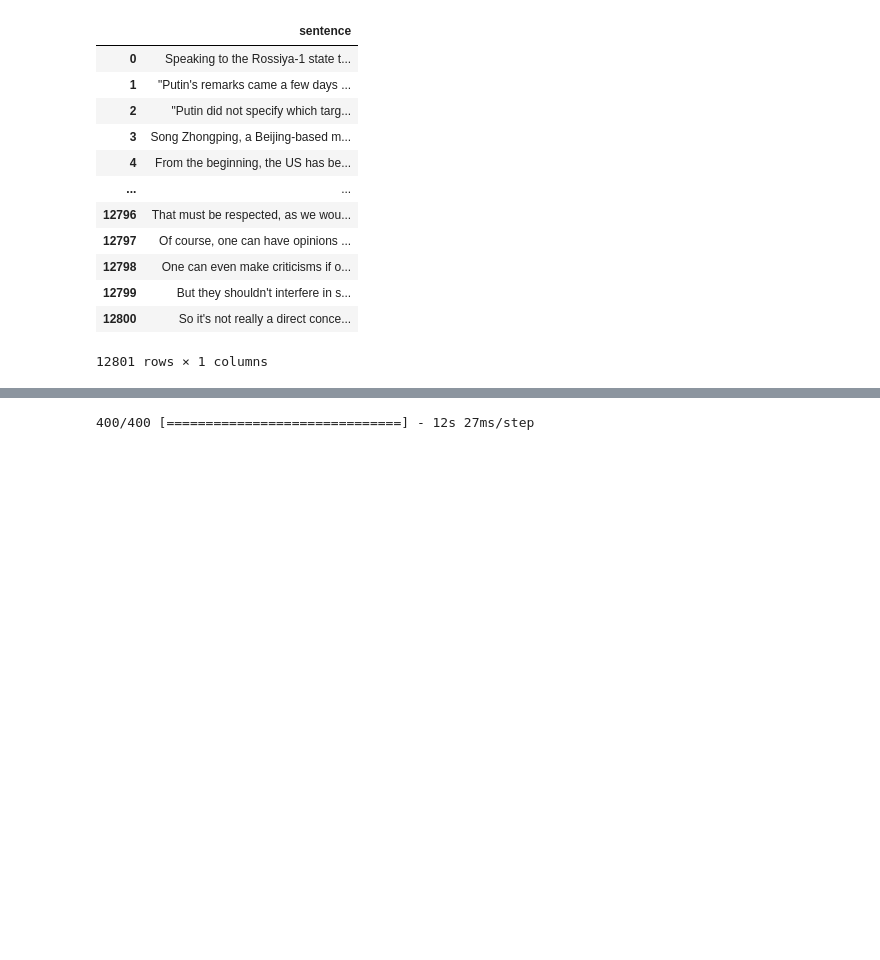
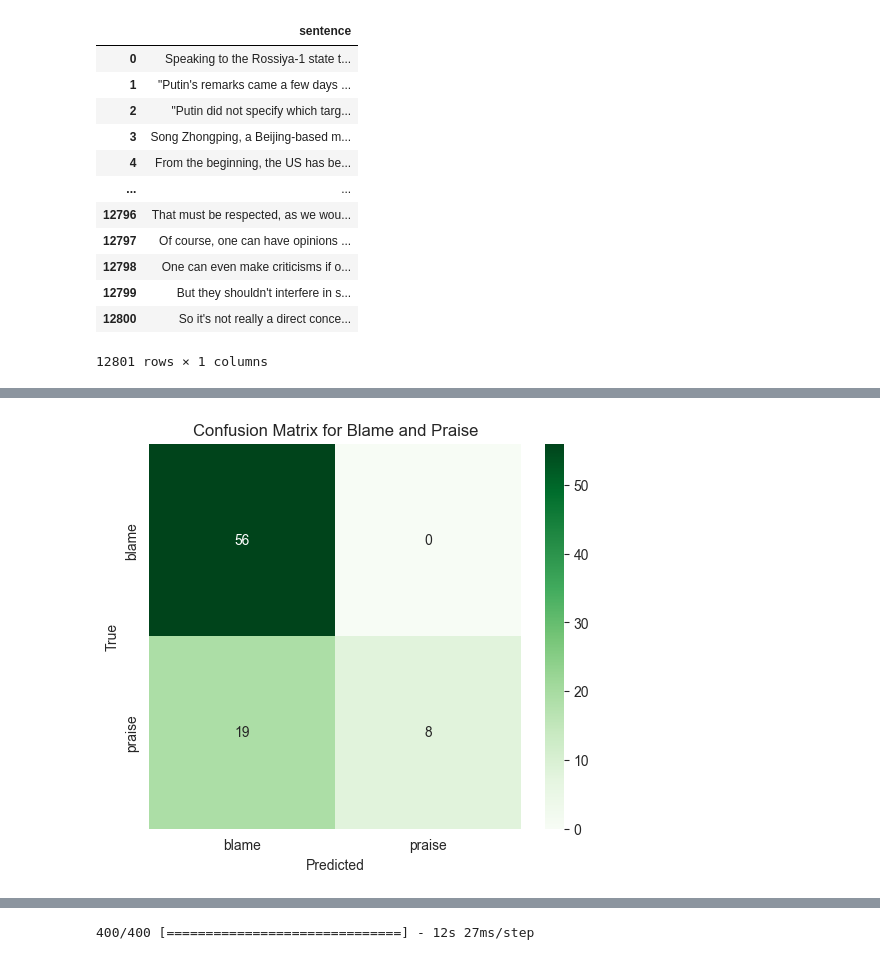
Before and after one commit to szuvarska/BScThesis-TextMiningForPoliticalScience, a Jupyter notebook: BlameAndPraise/model_test.ipynb, the cells around one changed output, grey strips where cells are left out. Drawn from its saved outputs; the diff is of its cells as text; code cells hidden in the pictures; blank space fills up the shorter version.

```diff
--- a/BlameAndPraise/model_test.ipynb
+++ b/BlameAndPraise/model_test.ipynb
@@ -192,0 +334,78 @@ final_balanced_df
+# %%
+from tensorflow.keras.models import Model
+from tensorflow.keras.layers import Input, Embedding, LSTM, Dense, Dropout
+from tensorflow.keras.preprocessing.text import Tokenizer
+from tensorflow.keras.preprocessing.sequence import pad_sequences
+from sklearn.model_selection import train_test_split
+from sklearn.metrics import classification_report, confusion_matrix
+import seaborn as sns
+import matplotlib.pyplot as plt
+
+final_df = merged_dataframe[['sentence', 'sentiment', 'blame', 'praise']]
+# Tokenization and padding
+tokenizer = Tokenizer()
+tokenizer.fit_on_texts(final_df['sentence'])
+sequences = tokenizer.texts_to_sequences(final_df['sentence'])
+padded_sequences = pad_sequences(sequences, maxlen=100, padding='post')
+print(padded_sequences)
+
+# Prepare the labels
+labels_blame_praise = final_df[['blame', 'praise']].values
+labels_sentiment = final_df['sentiment'].values
+
+# Train-test split
+X_train, X_test, y_train_blame_praise, y_test_blame_praise = train_test_split(
+    padded_sequences, labels_blame_praise, test_size=0.2, random_state=42
+)
+y_train_sentiment, y_test_sentiment = train_test_split(
+    labels_sentiment, test_size=0.2, random_state=42
+)
+
+# Define the multi-task model
+input_layer = Input(shape=(100,))
+embedding_layer = Embedding(input_dim=len(tokenizer.word_index) + 1, output_dim=128, input_length=100)(input_layer)
+lstm_layer = LSTM(64, return_sequences=False)(embedding_layer)
+
+# Output 1: For blame and praise (categorical)
+output_blame_praise = Dense(2, activation='softmax', name='blame_praise_output')(lstm_layer)
+
+# Output 2: For sentiment (regression: -1, 0, 1)
+output_sentiment = Dense(1, activation='tanh', name='sentiment_output')(lstm_layer)
+
+model = Model(inputs=input_layer, outputs=[output_blame_praise, output_sentiment])
+
+model.compile(
+    optimizer='adam',
+    loss={'blame_praise_output': 'categorical_crossentropy', 'sentiment_output': 'mse'},
+    metrics={'blame_praise_output': 'accuracy', 'sentiment_output': 'mae'}
+)
+
+# Train the model
+history = model.fit(
+    X_train,
+    {'blame_praise_output': y_train_blame_praise, 'sentiment_output': y_train_sentiment},
+    epochs=5,
+    batch_size=32,
+    validation_data=(X_test, {'blame_praise_output': y_test_blame_praise, 'sentiment_output': y_test_sentiment}),
+)
+
+# Evaluate the model
+y_pred_blame_praise, y_pred_sentiment = model.predict(X_test)
+
+# Classification report for blame and praise
+y_pred_blame_praise_classes = (y_pred_blame_praise > 0.5).astype(int)
+print(classification_report(y_test_blame_praise, y_pred_blame_praise_classes, target_names=['blame', 'praise']))
+
+# Mean Absolute Error for sentiment
+mae_sentiment = sum(abs(y_pred_sentiment.flatten() - y_test_sentiment)) / len(y_test_sentiment)
+print(f"Mean Absolute Error for Sentiment: {mae_sentiment}")
+
+# Generate and visualize the confusion matrix for blame and praise
+conf_matrix = confusion_matrix(y_test_blame_praise.argmax(axis=1), y_pred_blame_praise_classes.argmax(axis=1))
+plt.figure(figsize=(6, 5))
+sns.heatmap(conf_matrix, annot=True, fmt="d", cmap="Greens", xticklabels=['blame', 'praise'], yticklabels=['blame', 'praise'])
+plt.title("Confusion Matrix for Blame and Praise")
+plt.xlabel("Predicted")
+plt.ylabel("True")
+plt.show()
+# %% [output]
@@ -193 +437,2 @@ final_balanced_df
+[figure, added]
 # %%
```
Also changed, not shown: parts of 16 cells of this notebook, 3 other files.
